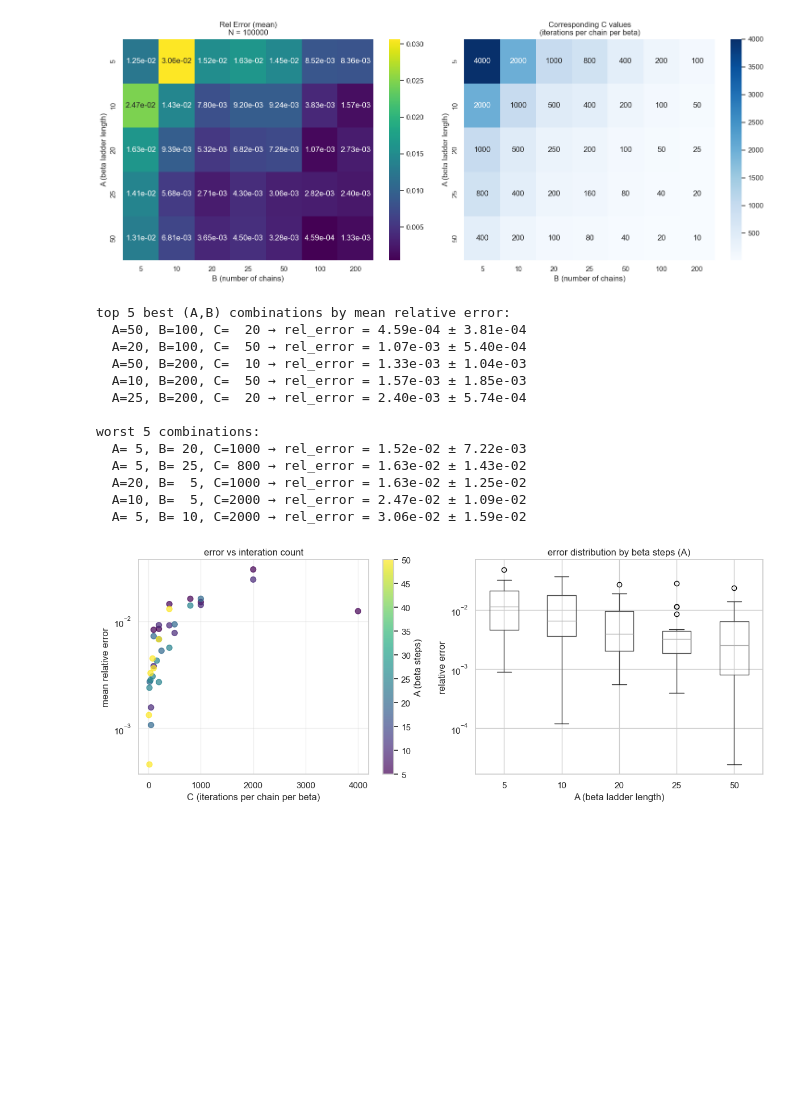
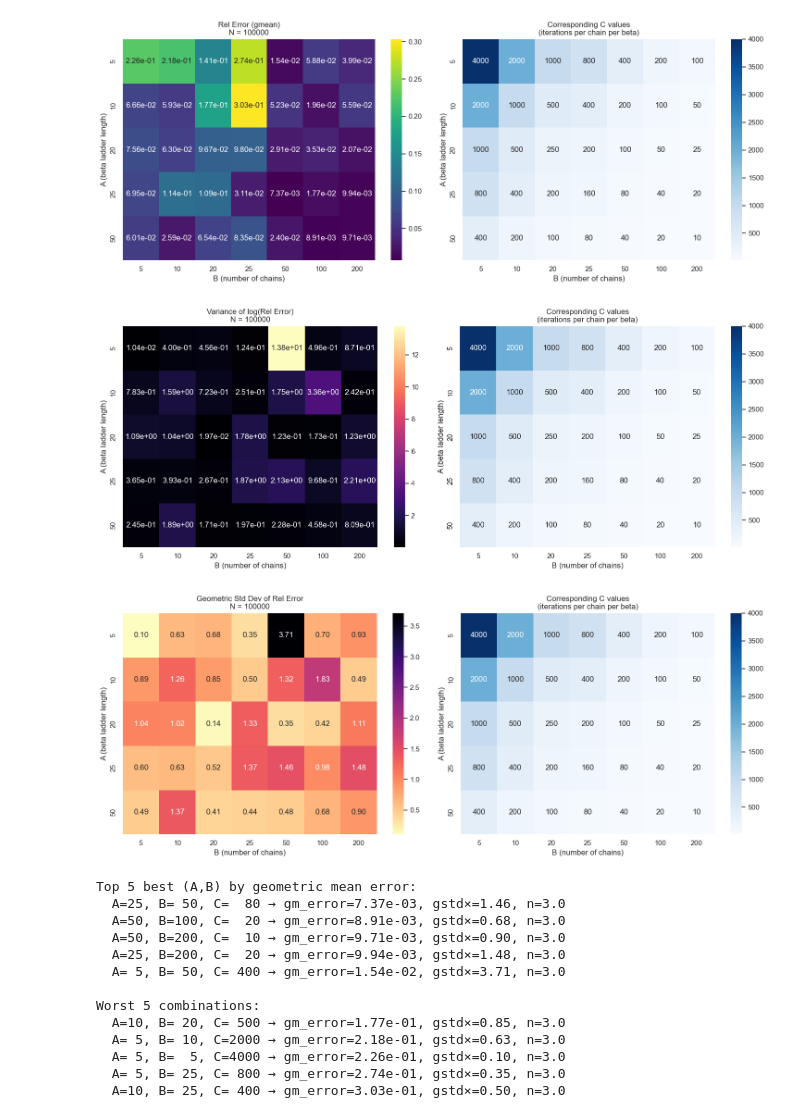
Before and after one commit to aniket-desh/mcmc-tensor-network, a Jupyter notebook: notebooks/costs.ipynb, the cells around one changed output. Saved outputs shown, nothing was run; the diff lists cells and outputs as text; code cells hidden in the pictures; blank space fills up the shorter version.

Commit message:
updated cost tests

```diff
--- a/notebooks/costs.ipynb
+++ b/notebooks/costs.ipynb
@@ -4,6 +4,7 @@ import matplotlib.pyplot as plt
 import networkx as nx
 import seaborn as sns
 from datetime import datetime
+from scipy.stats import gmean
 from typing import Optional, Tuple
 import sys
 import os
@@ -22,6 +23,19 @@ from src.algorithm import (
     run_multiple_chains,
     contract_tensor_network
 )
+
+EPS = 1e-12
+def gmean_series(s):
+    x = np.clip(s.to_numpy(np.float64), EPS, None)
+    return float(np.exp(np.mean(np.log(x))))
+
+def gvar_series(s):
+    x = np.clip(s.to_numpy(np.float64), EPS, None)
+    return float(np.var(np.log(x), ddof=1))
+
+def gstd_series(s):
+    x = np.clip(s.to_numpy(np.float64), EPS, None)
+    return float(np.std(np.log(x), ddof=1)) # dont exp, log 10
 # %%
 # A = len(beta) = number of beta ladder steps
 # B = n_chains = number of parallel random walks
@@ -196,5 +253,8 @@ def plot_cost_heatmap(df, N_value, metric='rel_error', aggregation='mean'):
 # %%
-tn, Z_true = create_test_tensor_network("2x2_ring", dim=3, seed=42)
+tn, Z_true = create_test_tensor_network("3x3_grid", dim=3, seed=42)
+if Z_true is None:
+    print('computing reference Z_true via exact contraction...')
+    Z_true = contract_tensor_network(tn.graph, tn.tensors)
 print(f"true contraction Z = {Z_true:.6f}")
 
 N_values = [100000]
@@ -282,59 +344,65 @@ time per experiment: 1.213 +/- 0.204 seconds
 # %%
-plot_cost_heatmap(results_df, N_value=100000, metric='rel_error', aggregation='mean')
+plot_cost_heatmap(results_df, N_value=100000, metric='rel_error', aggregation='gmean')
+plot_variance_heatmap(results_df, N_value=100000, metric='rel_error', mode='logvar') # higher is worse
+plot_variance_heatmap(results_df, N_value=100000, metric='rel_error', mode='gstd') # closer to 1 is better
 
 # show the best performing combinations
-print("\ntop 5 best (A,B) combinations by mean relative error:")
-best_combinations = results_df.groupby(['A', 'B'])['rel_error'].agg(['mean', 'std', 'count']).reset_index()
-best_combinations = best_combinations.sort_values('mean')
-for i, row in best_combinations.head().iterrows():
-    A, B = int(row['A']), int(row['B'])
-    C = 100000 // (A * B)
-    print(f"  A={A:2d}, B={B:3d}, C={C:4d} → rel_error = {row['mean']:.2e} ± {row['std']:.2e}")
+gm  = results_df.groupby(['A','B'])['rel_error'].apply(gmean_series).reset_index(name='gm_rel_error')
+gsv = results_df.groupby(['A','B'])['rel_error'].apply(gstd_series).reset_index(name='gstd_factor')
+cnt = results_df.groupby(['A','B']).size().reset_index(name='count')
 
-print("\nworst 5 combinations:")
-for i, row in best_combinations.tail().iterrows():
-    A, B = int(row['A']), int(row['B'])
-    C = 100000 // (A * B)
-    print(f"  A={A:2d}, B={B:3d}, C={C:4d} → rel_error = {row['mean']:.2e} ± {row['std']:.2e}")
+rank = gm.merge(gsv, on=['A','B']).merge(cnt, on=['A','B']).sort_values('gm_rel_error')
+
+print("\nTop 5 best (A,B) by geometric mean error:")
+for _, row in rank.head(5).iterrows():
+    A, B = int(row['A']), int(row['B']); C = 100000 // (A*B)
+    print(f"  A={A:2d}, B={B:3d}, C={C:4d} → gm_error={row['gm_rel_error']:.2e}, gstd×={row['gstd_factor']:.2f}, n={row['count']}")
+
+print("\nWorst 5 combinations:")
+for _, row in rank.tail(5).iterrows():
+    A, B = int(row['A']), int(row['B']); C = 100000 // (A*B)
+    print(f"  A={A:2d}, B={B:3d}, C={C:4d} → gm_error={row['gm_rel_error']:.2e}, gstd×={row['gstd_factor']:.2f}, n={row['count']}")
+
 
 plt.figure(figsize=(12, 5))
 
 plt.subplot(1, 2, 1)
 # scatter plot of C vs relative error
 scatter_data = results_df.groupby(['A', 'B', 'C'])['rel_error'].mean().reset_index()
 plt.scatter(scatter_data['C'], scatter_data['rel_error'], alpha=0.7,
            c=scatter_data['A'], cmap='viridis', s=50)
 plt.colorbar(label='A (beta steps)')
 plt.xlabel('C (iterations per chain per beta)')
 plt.ylabel('mean relative error')
 plt.yscale('log')
 plt.title('error vs interation count')
 plt.grid(True, alpha=0.3)
 
 plt.subplot(1, 2, 2)
 # box plot showing error distribution for different A values
 results_df.boxplot(column='rel_error', by='A', ax=plt.gca())
 plt.yscale('log')
 plt.title('error distribution by beta steps (A)')
 plt.suptitle('')
 plt.ylabel('relative error')
 plt.xlabel('A (beta ladder length)')
 
 plt.tight_layout()
 plt.show()
 # %% [output]
-[figure, old version]
+[figure, new version]
+[figure, new version]
+[figure, added]
-top 5 best (A,B) combinations by mean relative error:
-  A=50, B=100, C=  20 → rel_error = 4.59e-04 ± 3.81e-04
-  A=20, B=100, C=  50 → rel_error = 1.07e-03 ± 5.40e-04
-  A=50, B=200, C=  10 → rel_error = 1.33e-03 ± 1.04e-03
-  A=10, B=200, C=  50 → rel_error = 1.57e-03 ± 1.85e-03
-  A=25, B=200, C=  20 → rel_error = 2.40e-03 ± 5.74e-04
+Top 5 best (A,B) by geometric mean error:
+  A=25, B= 50, C=  80 → gm_error=7.37e-03, gstd×=1.46, n=3.0
+  A=50, B=100, C=  20 → gm_error=8.91e-03, gstd×=0.68, n=3.0
+  A=50, B=200, C=  10 → gm_error=9.71e-03, gstd×=0.90, n=3.0
+  A=25, B=200, C=  20 → gm_error=9.94e-03, gstd×=1.48, n=3.0
+  A= 5, B= 50, C= 400 → gm_error=1.54e-02, gstd×=3.71, n=3.0
 
-worst 5 combinations:
-  A= 5, B= 20, C=1000 → rel_error = 1.52e-02 ± 7.22e-03
-  A= 5, B= 25, C= 800 → rel_error = 1.63e-02 ± 1.43e-02
-  A=20, B=  5, C=1000 → rel_error = 1.63e-02 ± 1.25e-02
-  A=10, B=  5, C=2000 → rel_error = 2.47e-02 ± 1.09e-02
-  A= 5, B= 10, C=2000 → rel_error = 3.06e-02 ± 1.59e-02
+Worst 5 combinations:
+  A=10, B= 20, C= 500 → gm_error=1.77e-01, gstd×=0.85, n=3.0
+  A= 5, B= 10, C=2000 → gm_error=2.18e-01, gstd×=0.63, n=3.0
+  A= 5, B=  5, C=4000 → gm_error=2.26e-01, gstd×=0.10, n=3.0
+  A= 5, B= 25, C= 800 → gm_error=2.74e-01, gstd×=0.35, n=3.0
+  A=10, B= 25, C= 400 → gm_error=3.03e-01, gstd×=0.50, n=3.0
-[figure, old version]
```
Also changed, not shown: parts of 4 cells of this notebook, 2 other files.
